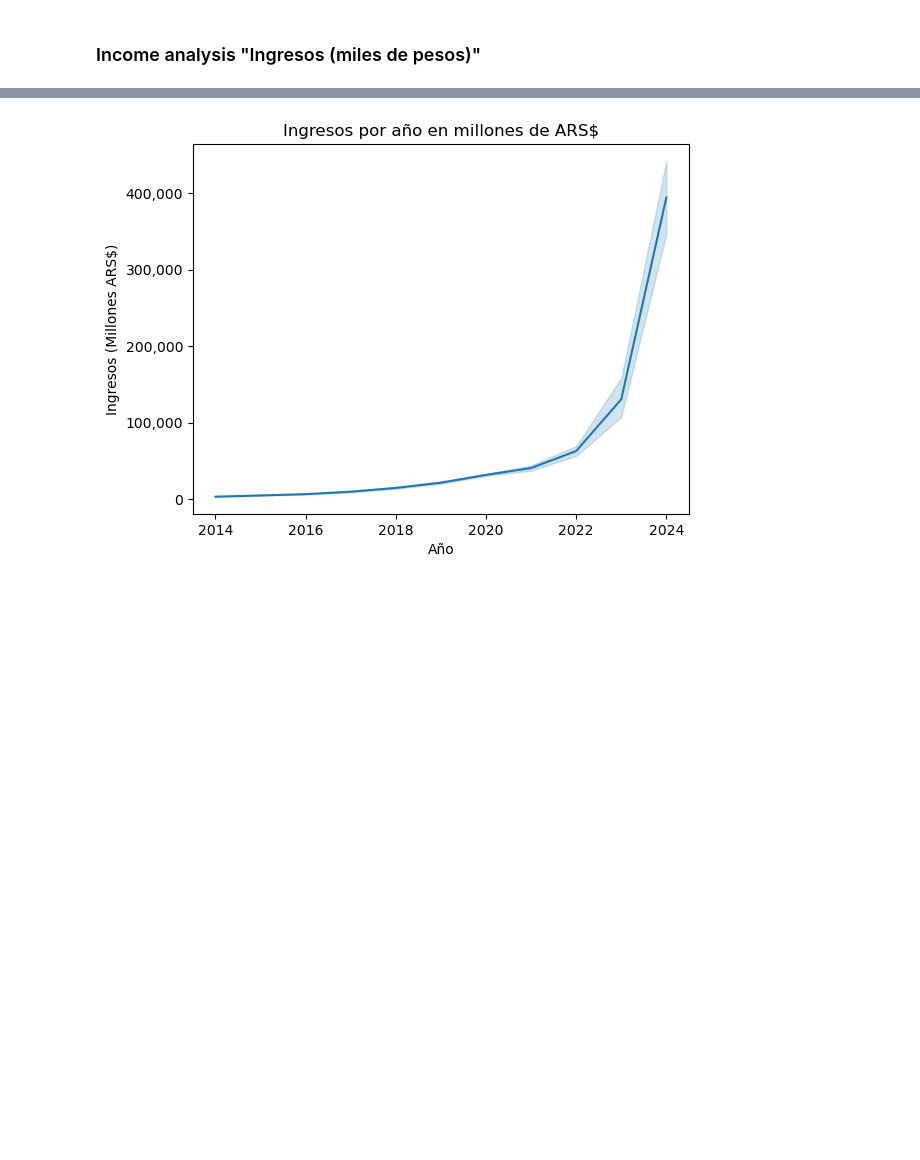
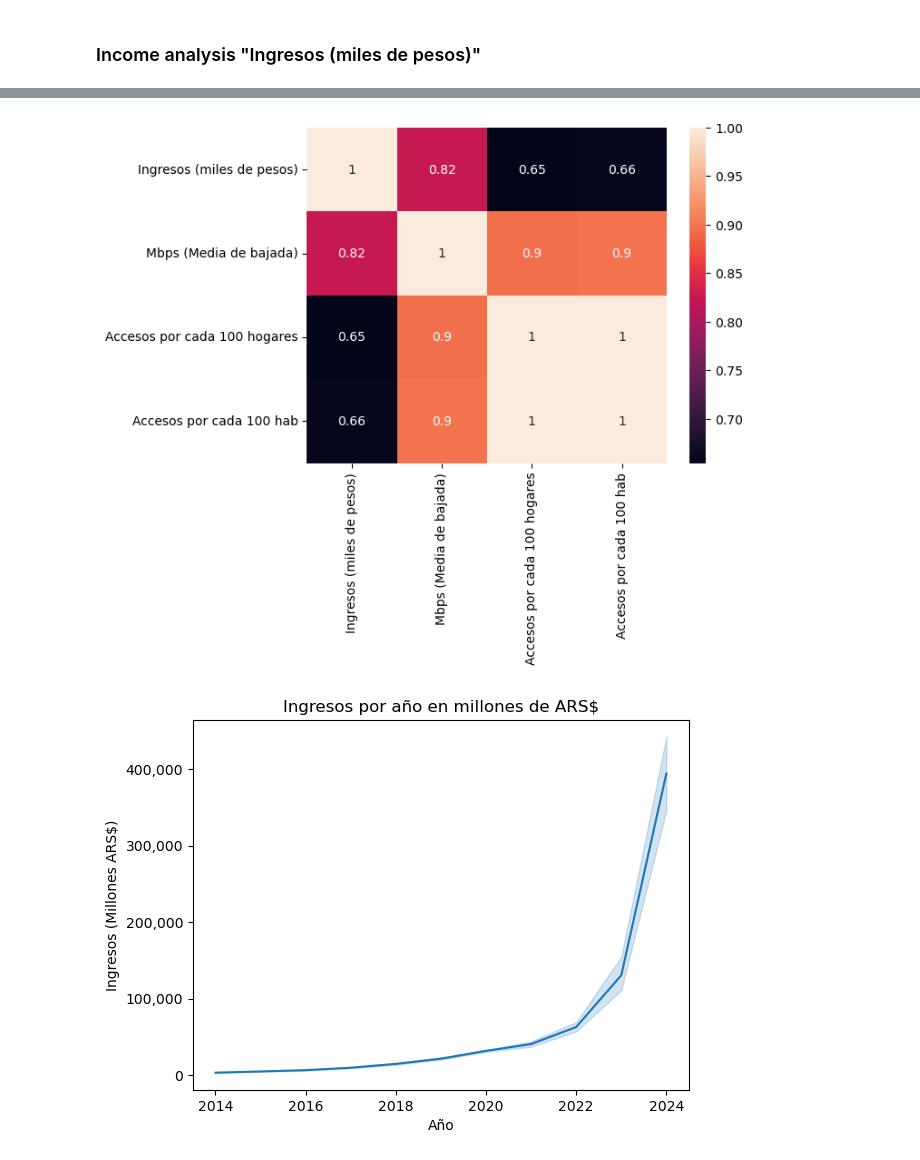
Before and after one commit to lmunozm1702/telecom_dashboard, a Jupyter notebook: notebooks/eda_trimestres.ipynb, the cells around one changed output, grey strips where cells are left out. Drawn from its saved outputs; the diff is of its cells as text; code cells hidden in the pictures; blank space fills up the shorter version.

Commit message:
Add eda for trimestral dataset

```diff
--- a/notebooks/eda_trimestres.ipynb
+++ b/notebooks/eda_trimestres.ipynb
@@ -2,0 +10,15 @@
+# %%
+df = pd.read_parquet('../data_files/ingresos_clean.parquet')
+
+df_aux = pd.read_parquet('../data_files/totales_vmd_clean.parquet', columns=(['Periodo', 'Mbps (Media de bajada)']))
+df = pd.merge(df, df_aux, how='left', on=['Periodo'])
+
+df_aux = pd.read_parquet('../data_files/accesos_totales_tecnologia_clean.parquet', columns=(['Periodo', 'ADSL', 'Cablemodem', 'Fibra óptica', 'Wireless', 'Otros', 'Total']))
+df = pd.merge(df, df_aux, how='left', on=['Periodo'])
+
+df_aux = pd.read_parquet('../data_files/penetracion_totales_clean.parquet', columns=(['Periodo', 'Accesos por cada 100 hogares', 'Accesos por cada 100 hab']))
+df = pd.merge(df, df_aux, how='left', on=['Periodo'])
+
+df.sort_values(by=['Periodo'], inplace=True)
+print('Dataset shape:', df.shape)
+df.head()
@@ -5,2 +37,6 @@
 # %% [markdown]
 ### Income analysis "Ingresos (miles de pesos)"
+# %%
+#Correlation matrix
+selected_columns = ['Ingresos (miles de pesos)', 'Mbps (Media de bajada)', 'Accesos por cada 100 hogares', 'Accesos por cada 100 hab']
+df[selected_columns].corr()
@@ -7 +49,6 @@
+# %%
+sns.heatmap(df[selected_columns].corr(), annot=True)
+plt.show()
+# %% [output]
+[figure, added]
 # %%
```
Also changed, not shown: parts of 10 cells of this notebook, 1 other file.
